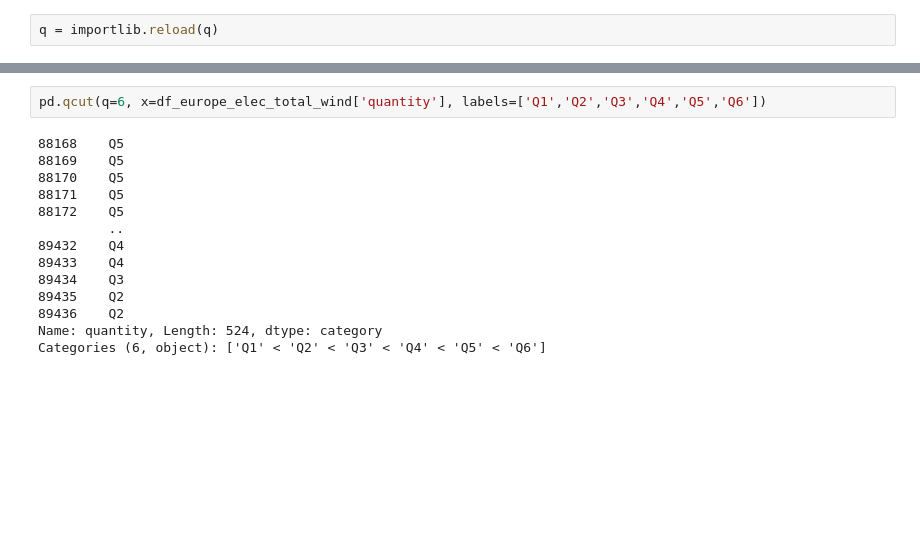
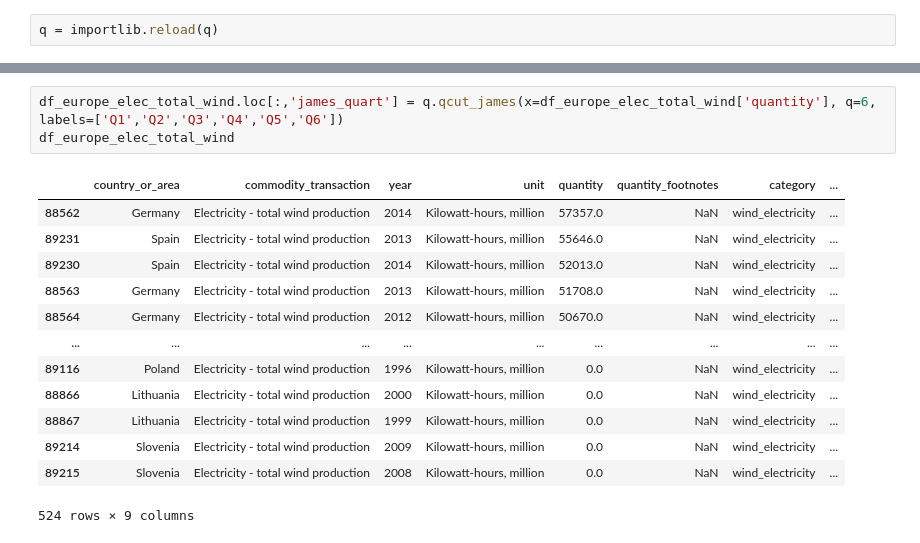
Before and after one commit to See-You-Data/UNInternationalEnergyData, a Jupyter notebook: introductory_analysis.ipynb, the cells around one changed output, grey strips where cells are left out. Drawn from its saved outputs; the diff is of its cells as text; blank space fills up the shorter version.

```diff
--- a/introductory_analysis.ipynb
+++ b/introductory_analysis.ipynb
@@ -345,16 +347,17 @@ test_a
 # %%
-pd.qcut(q=6, x=df_europe_elec_total_wind['quantity'], labels=['Q1','Q2','Q3','Q4','Q5','Q6'])
+df_europe_elec_total_wind.loc[:,'james_quart'] = q.qcut_james(x=df_europe_elec_total_wind['quantity'], q=6, labels=['Q1','Q2','Q3','Q4','Q5','Q6'])
+df_europe_elec_total_wind
 # %% [output]
+|  | country_or_area | commodity_transaction | year | unit | quantity | quantity_footnotes | category | ... |
+| 88562 | Germany | Electricity - total wind production | 2014 | Kilowatt-hours, million | 57357.0 | NaN | wind_electricity | ... |
+| 89231 | Spain | Electricity - total wind production | 2013 | Kilowatt-hours, million | 55646.0 | NaN | wind_electricity | ... |
+| 89230 | Spain | Electricity - total wind production | 2014 | Kilowatt-hours, million | 52013.0 | NaN | wind_electricity | ... |
+| 88563 | Germany | Electricity - total wind production | 2013 | Kilowatt-hours, million | 51708.0 | NaN | wind_electricity | ... |
+| 88564 | Germany | Electricity - total wind production | 2012 | Kilowatt-hours, million | 50670.0 | NaN | wind_electricity | ... |
+| ... | ... | ... | ... | ... | ... | ... | ... | ... |
+| 89116 | Poland | Electricity - total wind production | 1996 | Kilowatt-hours, million | 0.0 | NaN | wind_electricity | ... |
+| 88866 | Lithuania | Electricity - total wind production | 2000 | Kilowatt-hours, million | 0.0 | NaN | wind_electricity | ... |
+| 88867 | Lithuania | Electricity - total wind production | 1999 | Kilowatt-hours, million | 0.0 | NaN | wind_electricity | ... |
+| 89214 | Slovenia | Electricity - total wind production | 2009 | Kilowatt-hours, million | 0.0 | NaN | wind_electricity | ... |
+| 89215 | Slovenia | Electricity - total wind production | 2008 | Kilowatt-hours, million | 0.0 | NaN | wind_electricity | ... |
-88168    Q5
-88169    Q5
-88170    Q5
-88171    Q5
-88172    Q5
-         ..
-89432    Q4
-89433    Q4
-89434    Q3
-89435    Q2
-89436    Q2
-Name: quantity, Length: 524, dtype: category
-Categories (6, object): ['Q1' < 'Q2' < 'Q3' < 'Q4' < 'Q5' < 'Q6']
+524 rows × 9 columns
```
Also changed, not shown: parts of 37 cells of this notebook, 3 other files.
